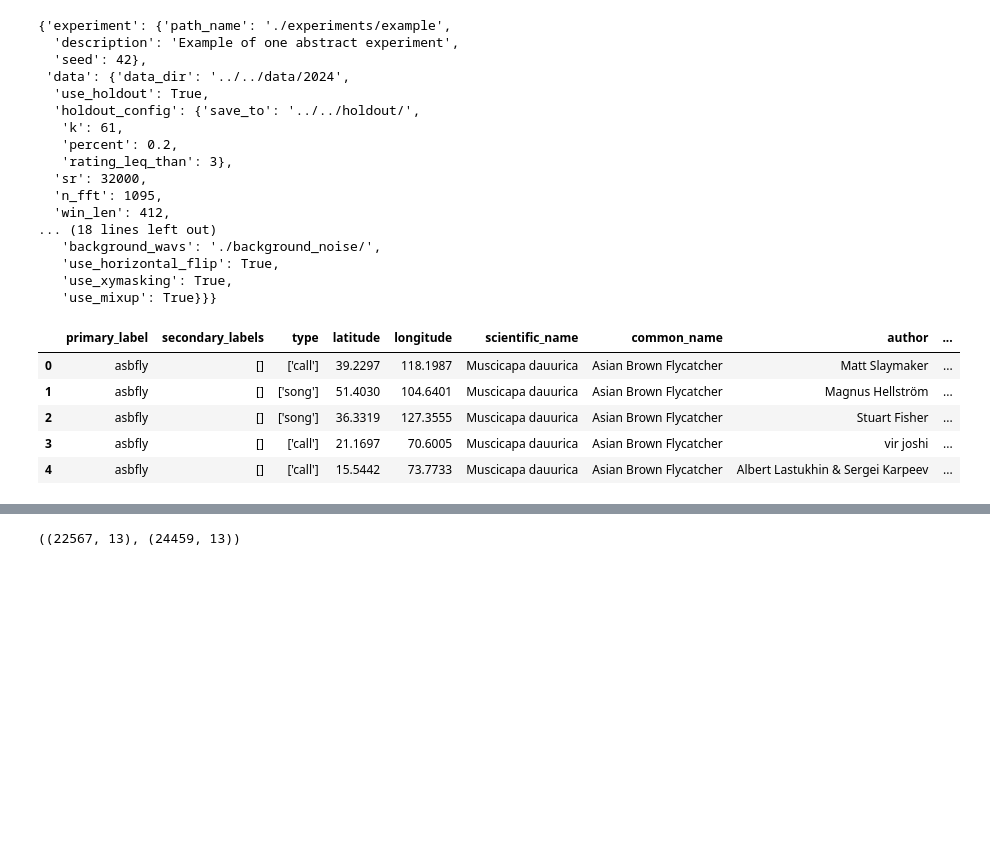
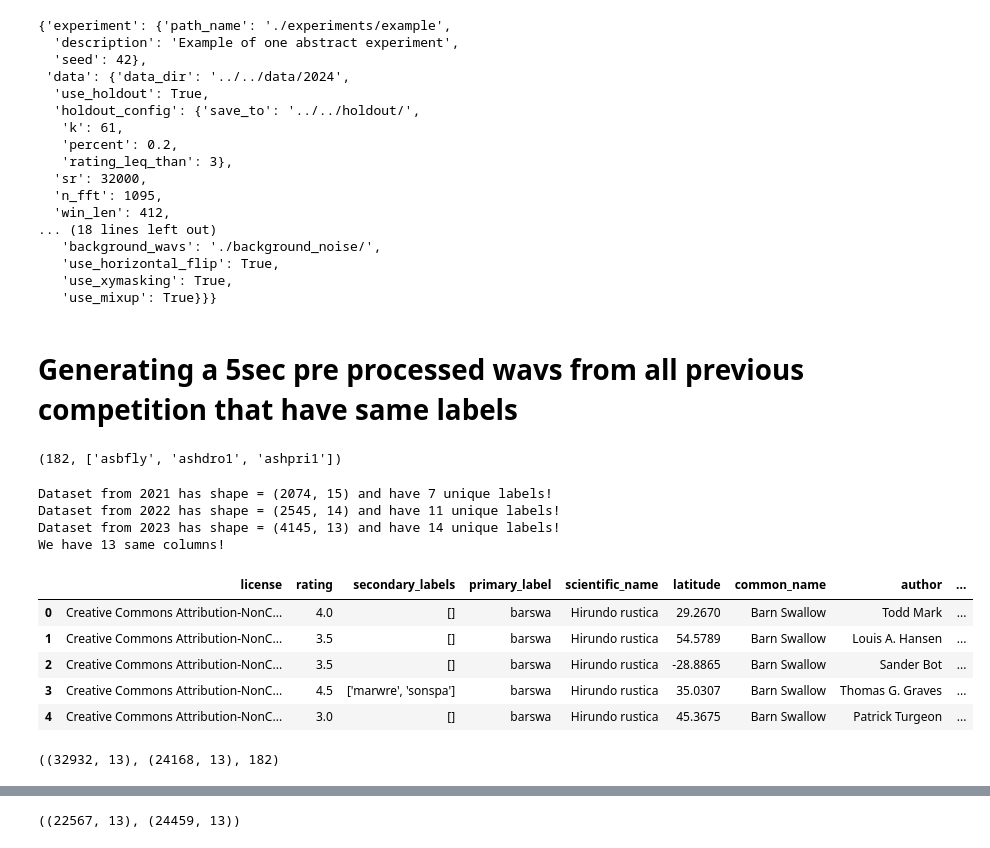
Before and after one commit to leonardoboulitreau/AIMS-BirdCLEF, a Jupyter notebook: Lucas/(DEV) Pre processing audios.ipynb, the cells around one changed output, grey strips where cells are left out. Saved outputs shown, nothing was run; the diff lists cells and outputs as text; code cells hidden in the pictures; blank space fills up the shorter version.

```diff
--- a/Lucas/(DEV) Pre processing audios.ipynb
+++ b/Lucas/(DEV) Pre processing audios.ipynb
@@ -36,21 +36,18 @@ data
    'use_horizontal_flip': True,
    'use_xymasking': True,
    'use_mixup': True}}}
+# %% [markdown]
+# Generating a 5sec pre processed wavs from all previous competition that have same labels
 # %%
 from scipy.io.wavfile import write
 import numpy as np
 import librosa
 import pandas as pd
 
-data_dir_2024 = '../../data/2024'
-
-df = pd.read_csv(f'{data_dir_2024}/train_metadata.csv')
-df['filepath'] = data_dir_2024 + '/train_audio/' + df.filename
-df.head()
+# data_dir_2024 = '../../data/2024'
+data_base = '../../data/'
+dfs = {}
+for year in ['2021','2022','2023','2024']:
+    df_tmp = pd.read_csv(f'{data_base}{year}/train_metadata.csv')
+    df_tmp['year'] = int(year)
+    dfs[year] = df_tmp
-# %% [output]
-|  | primary_label | secondary_labels | type | latitude | longitude | scientific_name | common_name | author | ... |
-| 0 | asbfly | [] | ['call'] | 39.2297 | 118.1987 | Muscicapa dauurica | Asian Brown Flycatcher | Matt Slaymaker | ... |
-| 1 | asbfly | [] | ['song'] | 51.4030 | 104.6401 | Muscicapa dauurica | Asian Brown Flycatcher | Magnus Hellström | ... |
-| 2 | asbfly | [] | ['song'] | 36.3319 | 127.3555 | Muscicapa dauurica | Asian Brown Flycatcher | Stuart Fisher | ... |
-| 3 | asbfly | [] | ['call'] | 21.1697 | 70.6005 | Muscicapa dauurica | Asian Brown Flycatcher | vir joshi | ... |
-| 4 | asbfly | [] | ['call'] | 15.5442 | 73.7733 | Muscicapa dauurica | Asian Brown Flycatcher | Albert Lastukhin & Sergei Karpeev | ... |
@@ -56,0 +208,49 @@ df.head()
+# %%
+# Removing duplicates
+
+all_dups = []
+for a, b in dupes:
+    all_dups.append(a)
+    all_dups.append(b)
+dfs['2024'] = dfs['2024'][~dfs['2024'].filename.isin(all_dups)]
+
+cols_2024 = list(dfs['2024'].columns)
+targets = list(dfs['2024'].primary_label.unique())
+len(targets), targets[:3]
+# %% [output]
+(182, ['asbfly', 'ashdro1', 'ashpri1'])
+# %%
+inter_cols = []
+
+for year in dfs.keys():
+    if year != '2024':
+        filt_df = dfs[year][dfs[year].primary_label.isin(targets)]
+        print(f'Dataset from {year} has shape = {filt_df.shape} and have {filt_df.primary_label.nunique()} unique labels!')
+        for c in dfs[year].columns:
+            if c in cols_2024:
+                inter_cols.append(c)
+        dfs[year] = dfs[year][dfs[year].primary_label.isin(targets)].reset_index(drop=True)
+inter_cols = list(set(inter_cols))
+print(f'We have {len(inter_cols)} same columns!')
+# %% [output]
+Dataset from 2021 has shape = (2074, 15) and have 7 unique labels!
+Dataset from 2022 has shape = (2545, 14) and have 11 unique labels!
+Dataset from 2023 has shape = (4145, 13) and have 14 unique labels!
+We have 13 same columns!
+# %%
+df_full = pd.DataFrame()
+for year in dfs.keys():
+    df_full = pd.concat([df_full, dfs[year][inter_cols]])
+df_full = df_full.reset_index(drop=True)
+df_full.head()
+# %% [output]
+|  | license | rating | secondary_labels | primary_label | scientific_name | latitude | common_name | author | ... |
+| 0 | Creative Commons Attribution-NonC... | 4.0 | [] | barswa | Hirundo rustica | 29.2670 | Barn Swallow | Todd Mark | ... |
+| 1 | Creative Commons Attribution-NonC... | 3.5 | [] | barswa | Hirundo rustica | 54.5789 | Barn Swallow | Louis A. Hansen | ... |
+| 2 | Creative Commons Attribution-NonC... | 3.5 | [] | barswa | Hirundo rustica | -28.8865 | Barn Swallow | Sander Bot | ... |
+| 3 | Creative Commons Attribution-NonC... | 4.5 | ['marwre', 'sonspa'] | barswa | Hirundo rustica | 35.0307 | Barn Swallow | Thomas G. Graves | ... |
+| 4 | Creative Commons Attribution-NonC... | 3.0 | [] | barswa | Hirundo rustica | 45.3675 | Barn Swallow | Patrick Turgeon | ... |
+# %%
+df_full.shape, dfs['2024'].shape, df_full.primary_label.nunique()
+# %% [output]
+((32932, 13), (24168, 13), 182)
```
Also changed, not shown: parts of 26 cells of this notebook, 5 other files.
